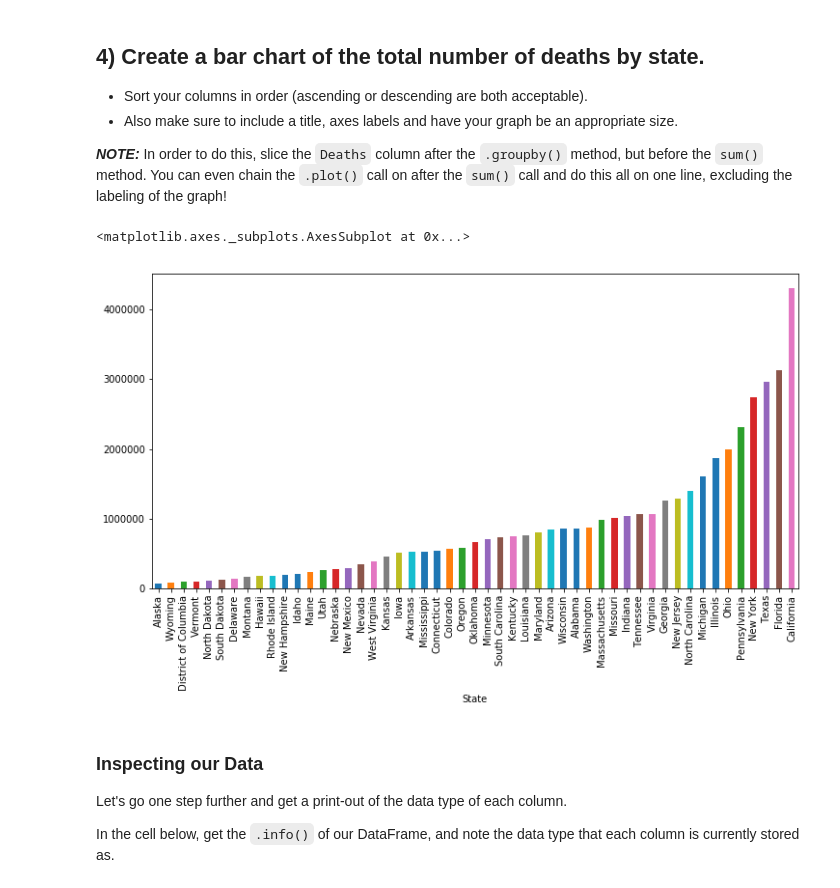
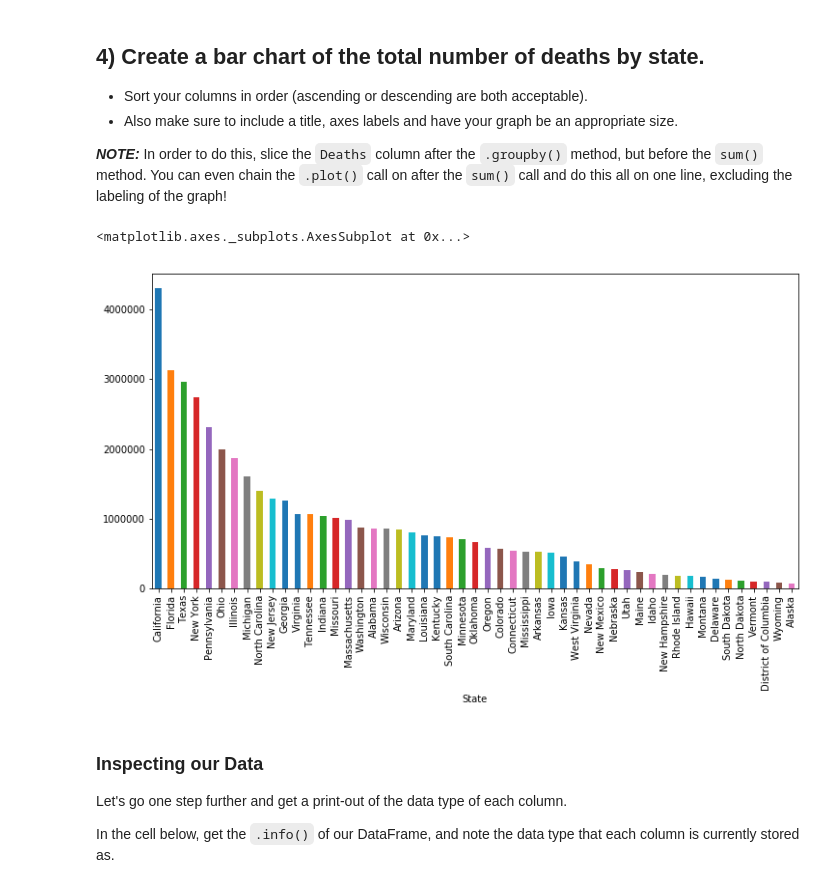
Before and after one commit to slieb74/dsc-1-04-09-pivot-tables-with-pandas-lab-nyc-career-ds-062518, a Jupyter notebook: index.ipynb, the cells around one changed output. Saved outputs shown, nothing was run; the diff lists cells and outputs as text; code cells hidden in the pictures.

```diff
--- a/index.ipynb
+++ b/index.ipynb
@@ -102,10 +102,10 @@ df.groupby(['Gender', 'Race']).min().head(8)
 # %%
 #Your code here
 plt.figure(figsize=(12,6))
-df.groupby('State')['Deaths'].sum().sort_values(asce).plot(kind='bar')
+df.groupby('State')['Deaths'].sum().sort_values(ascending=False).plot(kind='bar')
 # %% [output]
 <matplotlib.axes._subplots.AxesSubplot at 0x...>
-[figure, old version]
+[figure, new version]
 # %% [markdown]
 ### Inspecting our Data
 
```
